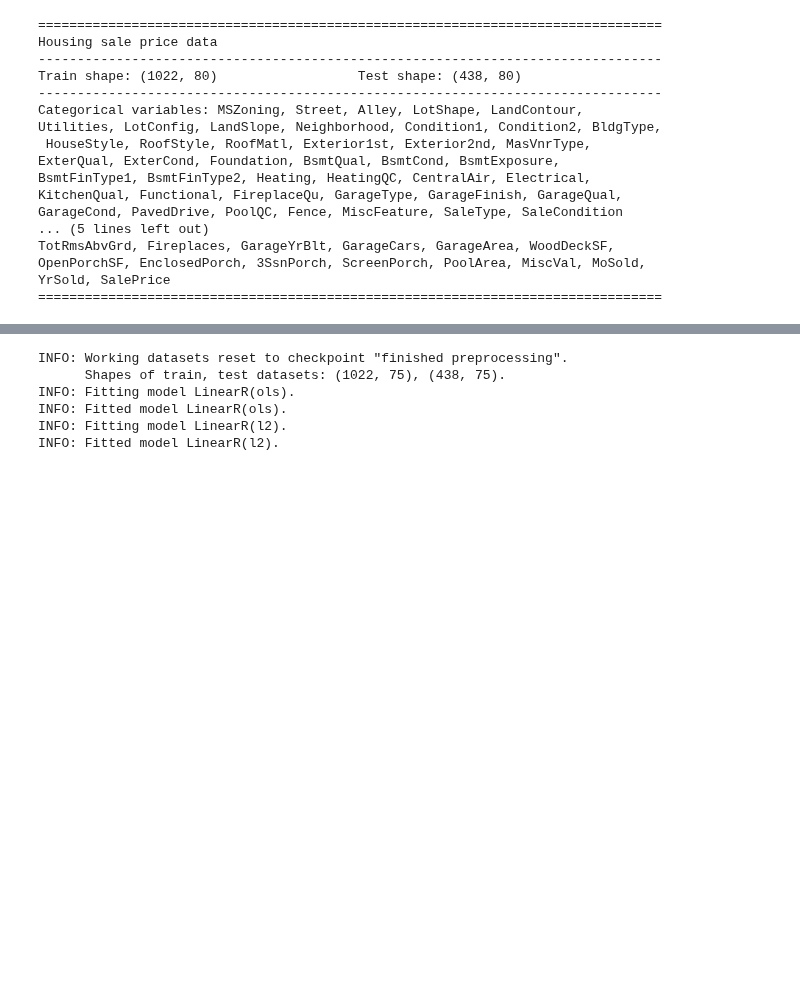
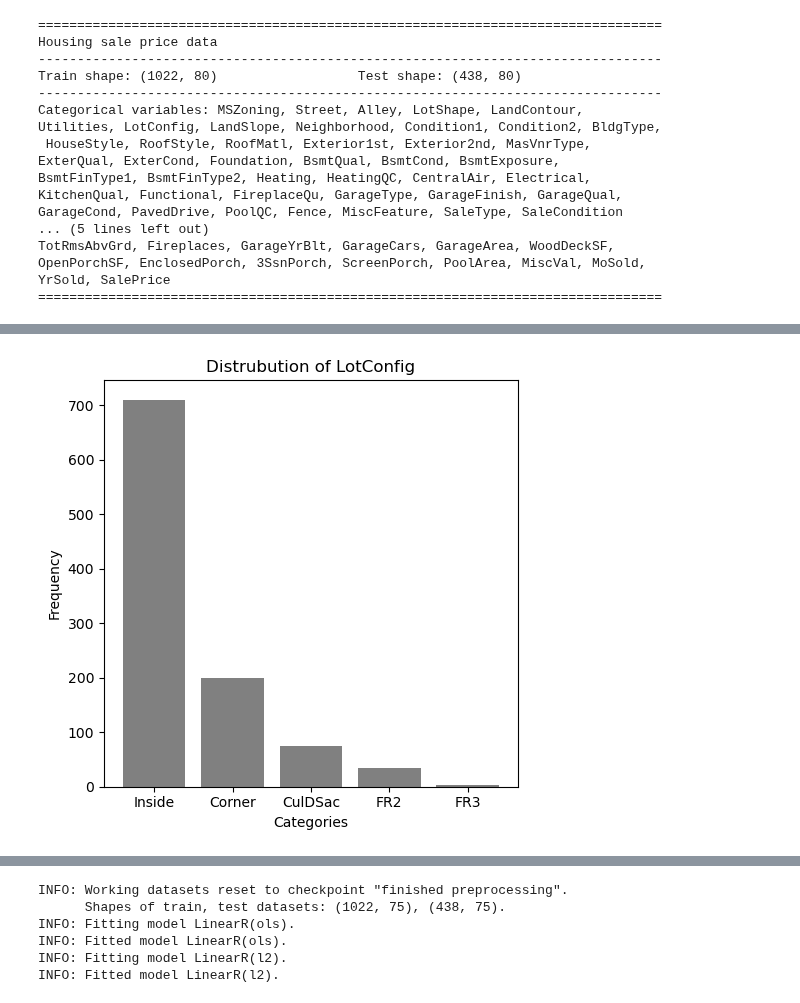
Before and after one commit to ajy25/TabularMagic, a Jupyter notebook: demo/test.ipynb, the cells around one changed output, grey strips where cells are left out. Saved outputs shown, nothing was run; the diff lists cells and outputs as text; code cells hidden in the pictures; blank space fills up the shorter version.

```diff
--- a/demo/test.ipynb
+++ b/demo/test.ipynb
@@ -107,0 +101,4 @@ report = tm.lm('SalePrice')
+# %%
+tm.eda().plot_distribution('LotConfig')
+# %% [output]
+[figure, added]
```
Also changed, not shown: parts of 7 cells of this notebook, 9 other files.
